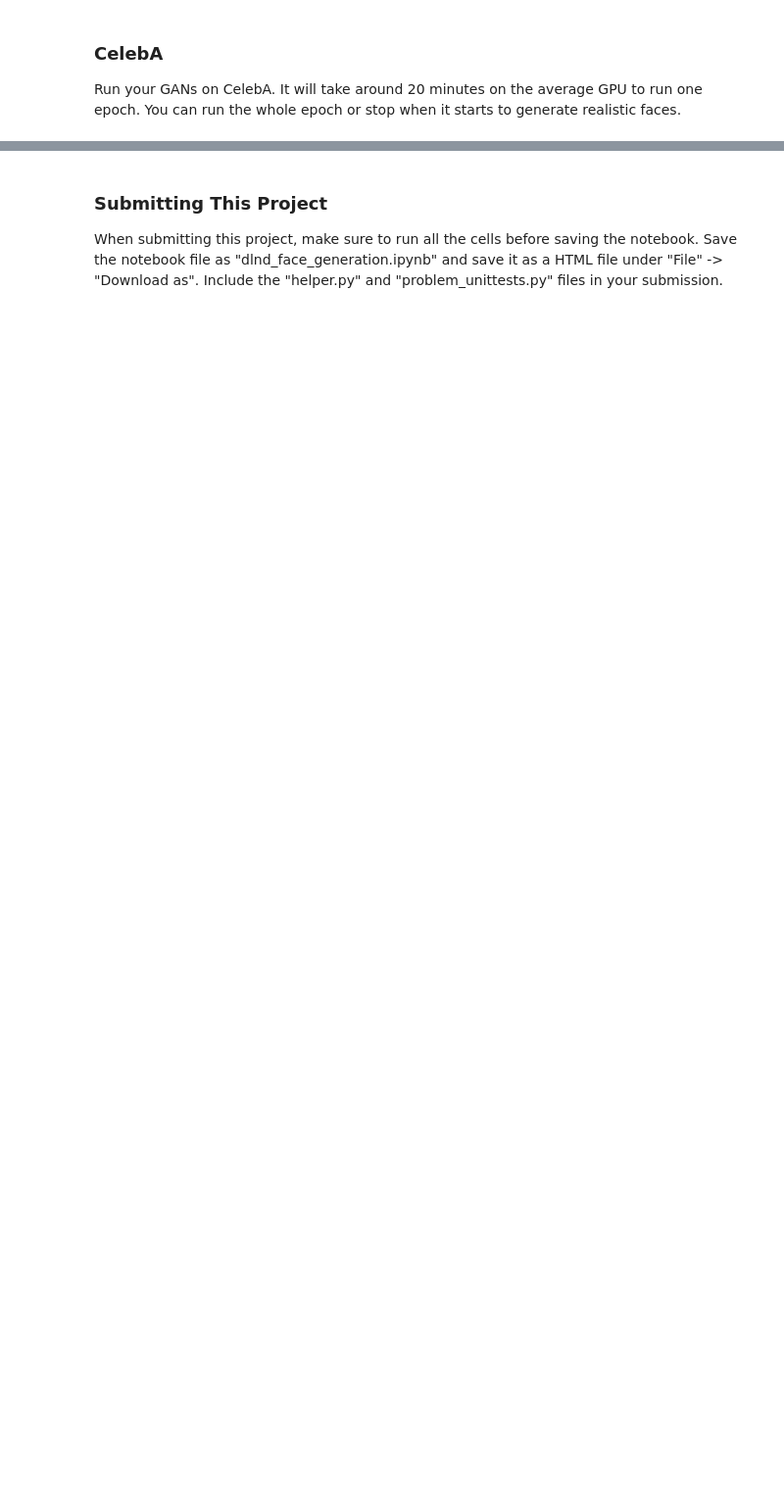
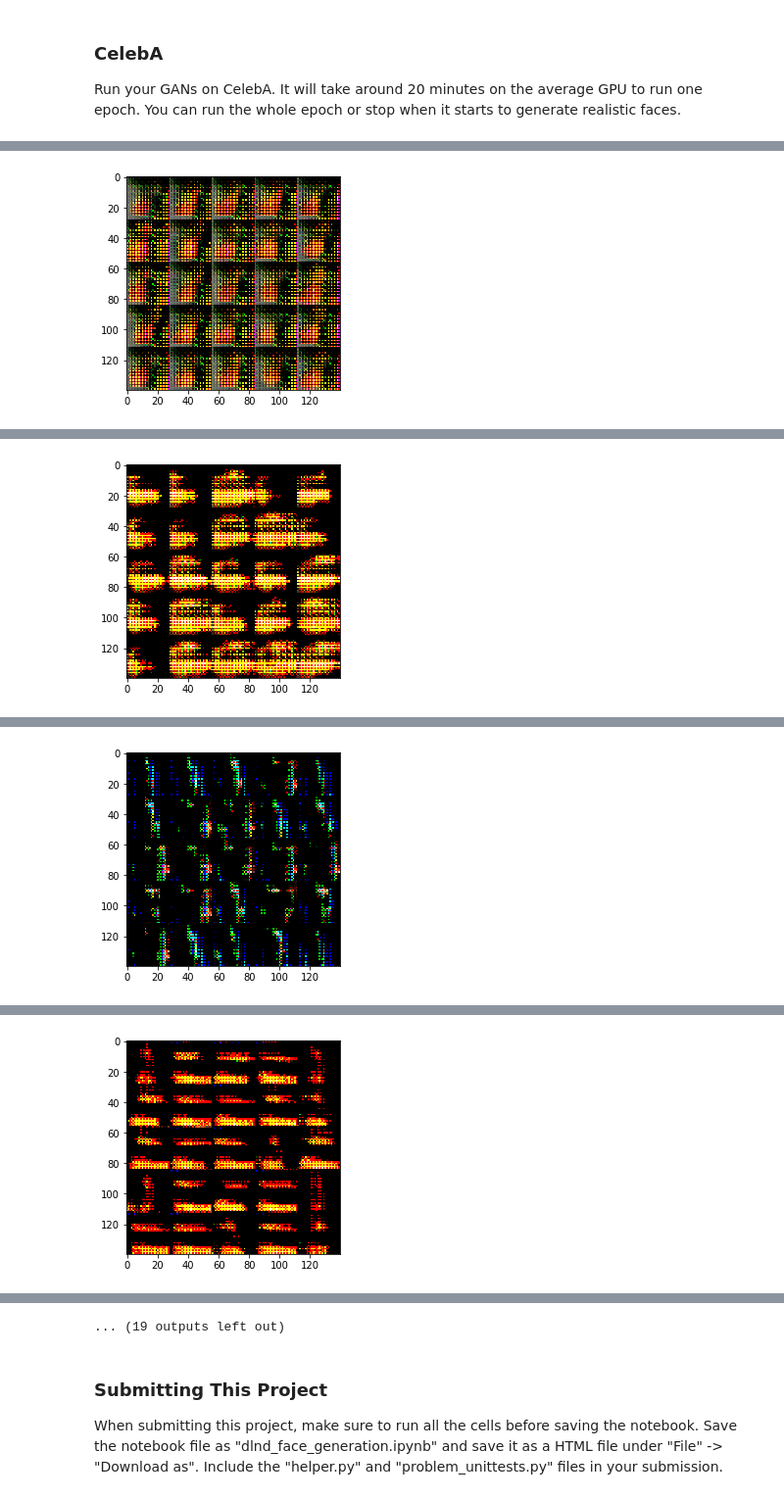
Before and after one commit to karenli1995/deep-learning-nanodegree, a Jupyter notebook: face_generation/dlnd_face_generation.ipynb, the cells around one changed output, grey strips where cells are left out. Shown at 98% size. Drawn from its saved outputs; the diff is of its cells as text; code cells hidden in the pictures; blank space fills up the shorter version.

```diff
--- a/face_generation/dlnd_face_generation.ipynb
+++ b/face_generation/dlnd_face_generation.ipynb
@@ -395,11 +465,10 @@ with tf.Graph().as_default():
 ### CelebA
 Run your GANs on CelebA.  It will take around 20 minutes on the average GPU to run one epoch.  You can run the whole epoch or stop when it starts to generate realistic faces.
 # %%
-batch_size = None
-z_dim = None
-learning_rate = None
-beta1 = None
-
+batch_size = 128
+z_dim = 200
+learning_rate = 0.001
+beta1 = 0.25
 
 """
 DON'T MODIFY ANYTHING IN THIS CELL THAT IS BELOW THIS LINE
@@ -410,3 +479,4 @@ celeba_dataset = helper.Dataset('celeba', glob(os.path.join(data_dir, 'img_align
 with tf.Graph().as_default():
     train(epochs, batch_size, z_dim, learning_rate, beta1, celeba_dataset.get_batches,
           celeba_dataset.shape, celeba_dataset.image_mode)
+# %% [output]
@@ -412,0 +493 @@ with tf.Graph().as_default():
+[figure, added]
@@ -412,0 +504 @@ with tf.Graph().as_default():
+[figure, added]
@@ -412,0 +515 @@ with tf.Graph().as_default():
+[figure, added]
@@ -412,0 +526 @@ with tf.Graph().as_default():
+[figure, added]
@@ -413,3 +549,4 @@ with tf.Graph().as_default():
+... (19 outputs left out)
 # %% [markdown]
 ### Submitting This Project
 When submitting this project, make sure to run all the cells before saving the notebook. Save the notebook file as "dlnd_face_generation.ipynb" and save it as a HTML file under "File" -> "Download as". Include the "helper.py" and "problem_unittests.py" files in your submission.
```
Also changed, not shown: parts of 8 cells of this notebook.
